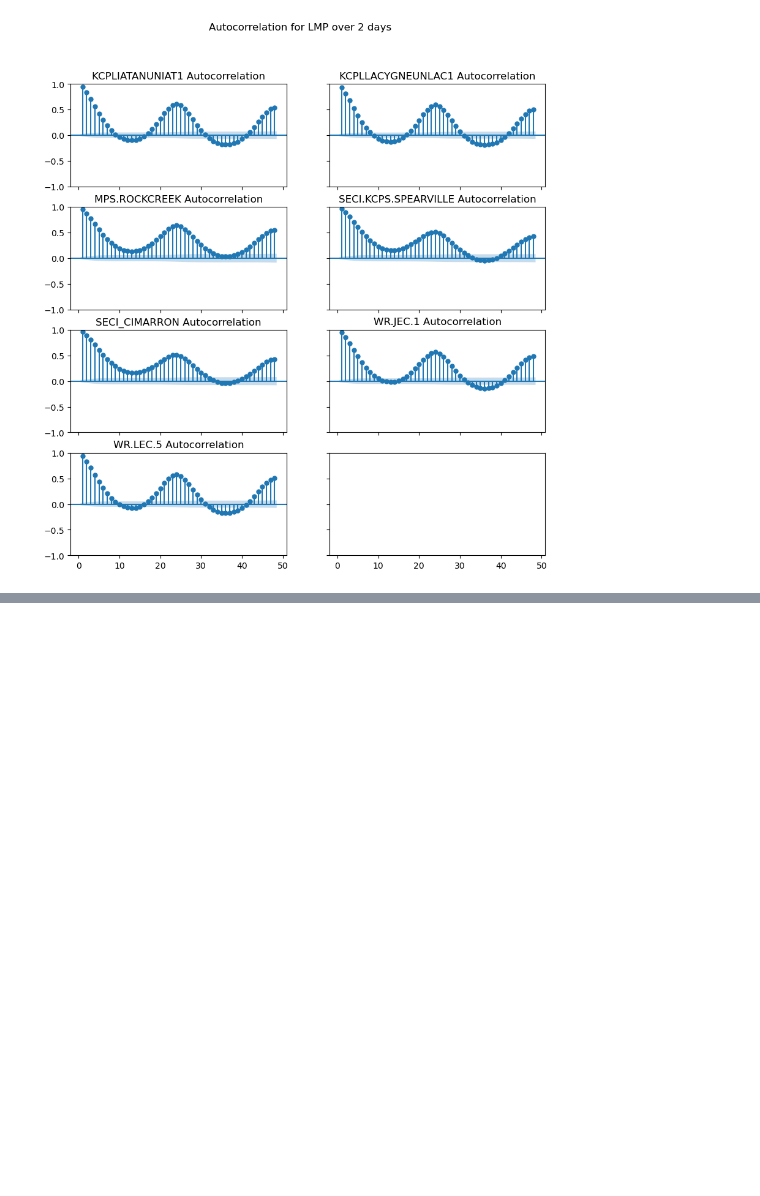
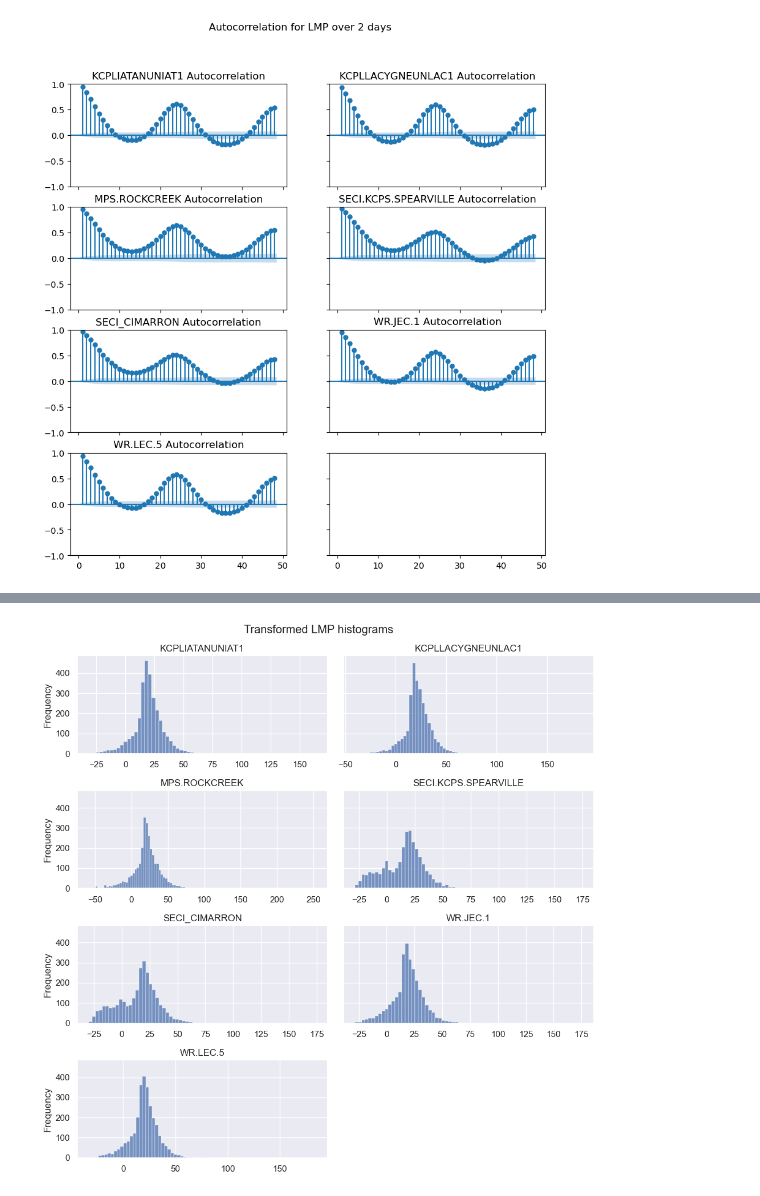
Before and after one commit to maxwellgriffith345/SPPPrices, a Jupyter notebook: SPPPriceSandBox.ipynb, the cells around one changed output, grey strips where cells are left out. Saved outputs shown, nothing was run; the diff lists cells and outputs as text; code cells hidden in the pictures; blank space fills up the shorter version.

```diff
--- a/SPPPriceSandBox.ipynb
+++ b/SPPPriceSandBox.ipynb
@@ -401,0 +458,5 @@ for col, axs in zip(list(df.columns),fig.get_axes()):
+# %%
+yj = PowerTransformer(method="yeo-johnson", standardize=False)
+trans_yj= yj.fit_transform(df)
+# %%
+df_trans=pd.DataFrame(trans_yj, columns=df.columns)
@@ -401,0 +472,12 @@ for col, axs in zip(list(df.columns),fig.get_axes()):
+# %%
+fig, axes = plt.subplots(4, 2, sharex=False, sharey=True, figsize=(10,10))
+fig.suptitle('Transformed LMP histograms')
+for col, axs in zip(list(df_trans.columns),fig.get_axes()):
+    sns.histplot(df_trans, x=col, stat="frequency", ax=axs, binwidth=3)
+    axs.set_xlabel("")
+    axs.set_title(col)
+axes[3,1].axis("off")
+sns.despine()
+plt.tight_layout()
+# %% [output]
+[figure, added]
```
Also changed, not shown: parts of 12 cells of this notebook.
